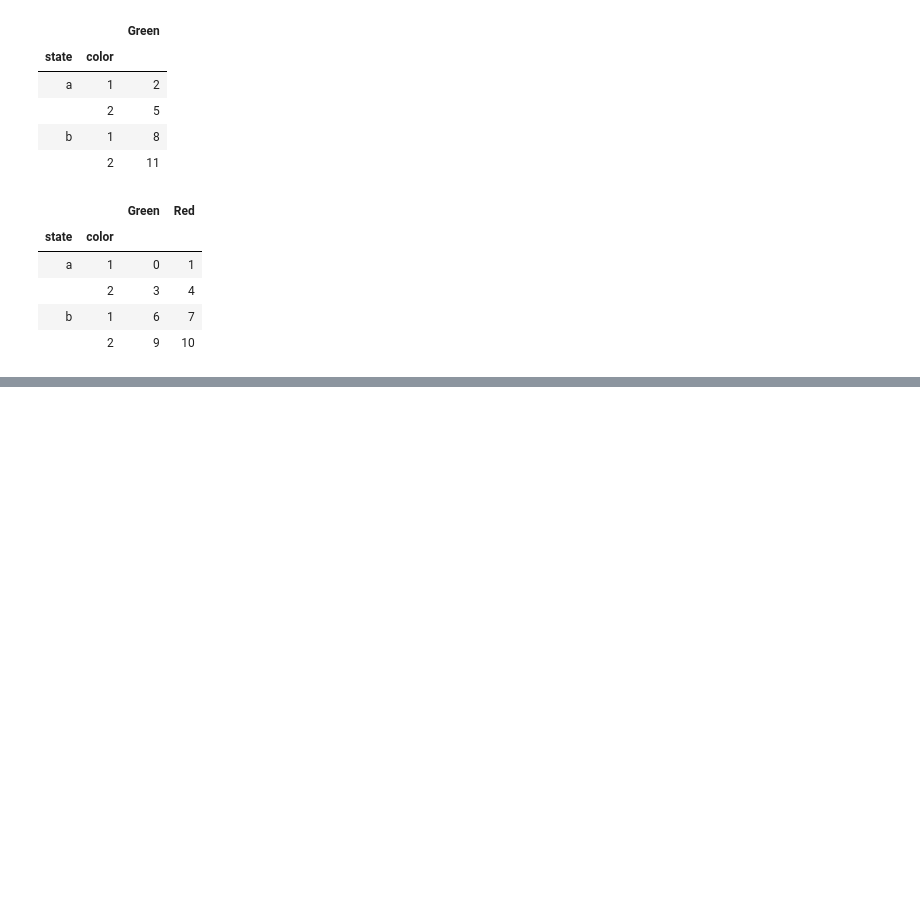
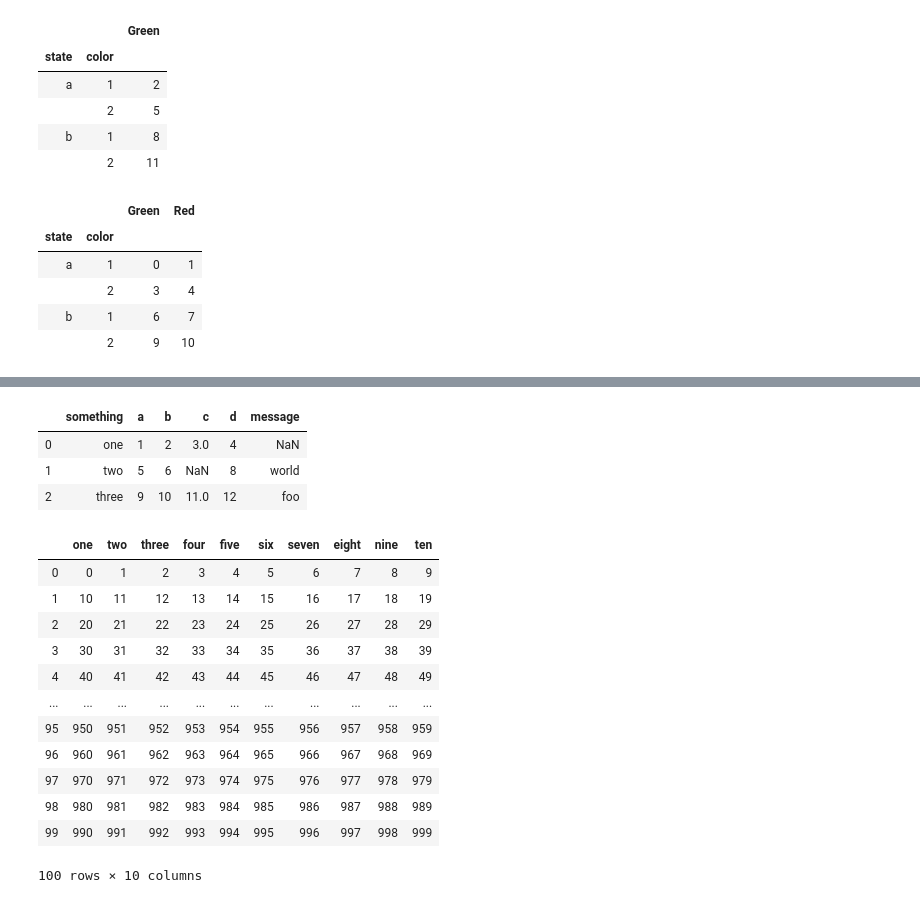
Before and after one commit to 1zulkifel/Data_science, a Jupyter notebook: Q2_lec_6.ipynb, the cells around one changed output, grey strips where cells are left out. Cells and saved outputs as stored; diff of their text form; code cells hidden in the pictures; blank space fills up the shorter version.

```diff
--- a/Q2_lec_6.ipynb
+++ b/Q2_lec_6.ipynb
@@ -130,0 +206,26 @@ data_1
+# %%
+dtx=pd.read_csv('examples/exm7.csv')
+dtx
+# %% [output]
+|  | something | a | b | c | d | message |
+| 0 | one | 1 | 2 | 3.0 | 4 | NaN |
+| 1 | two | 5 | 6 | NaN | 8 | world |
+| 2 | three | 9 | 10 | 11.0 | 12 | foo |
+# %%
+dtl=pd.DataFrame(np.arange(1000).reshape((100,10)),
+            columns=['one','two','three','four','five','six','seven','eight','nine','ten'])
+dtl
+# %% [output]
+|  | one | two | three | four | five | six | seven | eight | nine | ten |
+| 0 | 0 | 1 | 2 | 3 | 4 | 5 | 6 | 7 | 8 | 9 |
+| 1 | 10 | 11 | 12 | 13 | 14 | 15 | 16 | 17 | 18 | 19 |
+| 2 | 20 | 21 | 22 | 23 | 24 | 25 | 26 | 27 | 28 | 29 |
+| 3 | 30 | 31 | 32 | 33 | 34 | 35 | 36 | 37 | 38 | 39 |
+| 4 | 40 | 41 | 42 | 43 | 44 | 45 | 46 | 47 | 48 | 49 |
+| ... | ... | ... | ... | ... | ... | ... | ... | ... | ... | ... |
+| 95 | 950 | 951 | 952 | 953 | 954 | 955 | 956 | 957 | 958 | 959 |
+| 96 | 960 | 961 | 962 | 963 | 964 | 965 | 966 | 967 | 968 | 969 |
+| 97 | 970 | 971 | 972 | 973 | 974 | 975 | 976 | 977 | 978 | 979 |
+| 98 | 980 | 981 | 982 | 983 | 984 | 985 | 986 | 987 | 988 | 989 |
+| 99 | 990 | 991 | 992 | 993 | 994 | 995 | 996 | 997 | 998 | 999 |
+100 rows × 10 columns
```
Also changed, not shown: parts of 16 cells of this notebook, 3 other files.
